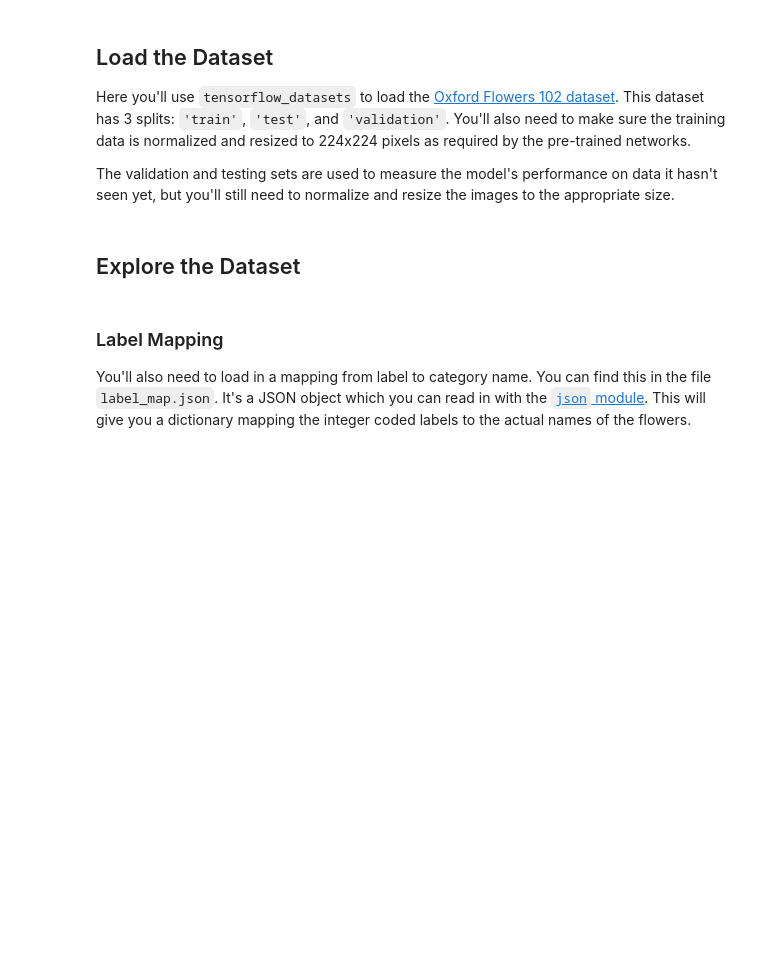
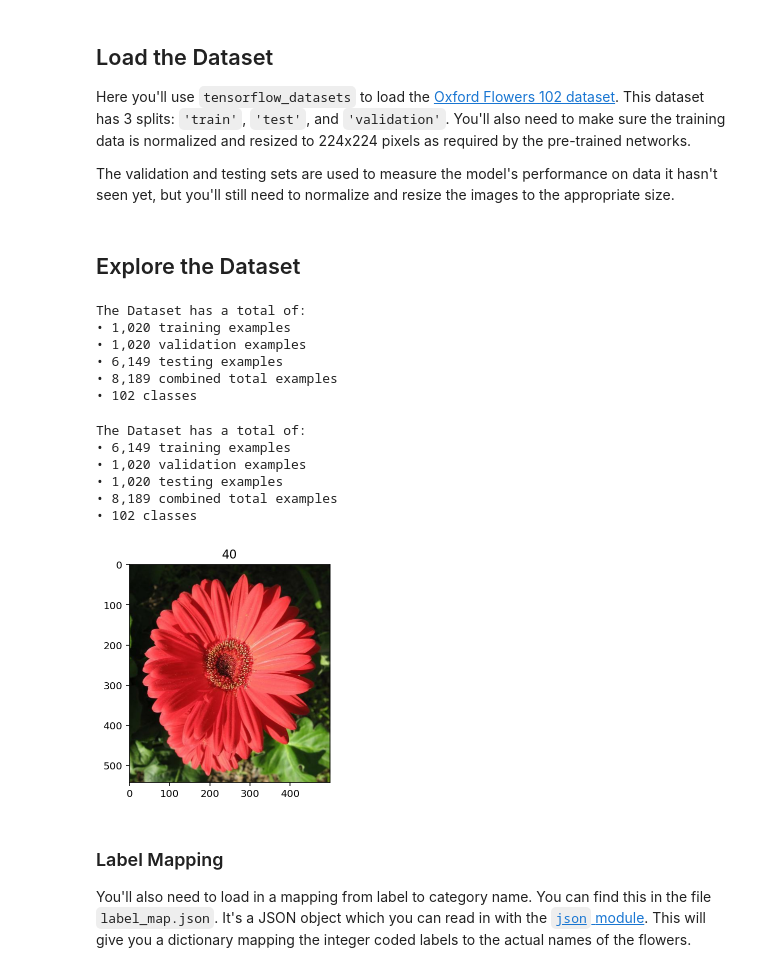
Before and after one commit to DanielPFlorian/Image-Classifier-TensorFlow, a Jupyter notebook: Project_Image_Classifier_Project.ipynb, the cells around one changed output. Cells and saved outputs as stored; diff of their text form; code cells hidden in the pictures; blank space fills up the shorter version.

Commit message:
Explore Dataset

```diff
--- a/Project_Image_Classifier_Project.ipynb
+++ b/Project_Image_Classifier_Project.ipynb
@@ -63,13 +63,64 @@ training_set, validation_set, test_set = dataset['train'], dataset['validation']
 ## Explore the Dataset
 # %%
 # TODO: Get the number of examples in each set from the dataset info.
+num_train_examples = dataset_info.splits['train'].num_examples
+num_validation_examples = dataset_info.splits['validation'].num_examples
+num_test_examples = dataset_info.splits['test'].num_examples
+total_num_examples = num_train_examples + num_validation_examples + num_test_examples
+# TODO: Get the number of classes in the dataset from the dataset info.
+num_classes = dataset_info.features['label'].num_classes
 
-# TODO: Get the number of classes in the dataset from the dataset info.
+print('The Dataset has a total of:')
+print('\u2022 {:,} training examples'.format(num_train_examples))
+print('\u2022 {:,} validation examples'.format(num_validation_examples))
+print('\u2022 {:,} testing examples'.format(num_test_examples))
+print('\u2022 {:,} combined total examples'.format(total_num_examples))
+print('\u2022 {:,} classes'.format(num_classes))
+# %% [output]
+The Dataset has a total of:
+• 1,020 training examples
+• 1,020 validation examples
+• 6,149 testing examples
+• 8,189 combined total examples
+• 102 classes
+# %%
+#Switching the train and test set as the train set should include more examples than the test set
+training_set, validation_set, test_set = dataset['test'], dataset['validation'], dataset['train']
+
+num_train_examples = dataset_info.splits['test'].num_examples
+num_validation_examples = dataset_info.splits['validation'].num_examples
+num_test_examples = dataset_info.splits['train'].num_examples
+total_num_examples = num_train_examples + num_validation_examples + num_test_examples
+
+print('The Dataset has a total of:')
+print('\u2022 {:,} training examples'.format(num_train_examples))
+print('\u2022 {:,} validation examples'.format(num_validation_examples))
+print('\u2022 {:,} testing examples'.format(num_test_examples))
+print('\u2022 {:,} combined total examples'.format(total_num_examples))
+print('\u2022 {:,} classes'.format(num_classes))
+# %% [output]
+The Dataset has a total of:
+• 6,149 training examples
+• 1,020 validation examples
+• 1,020 testing examples
+• 8,189 combined total examples
+• 102 classes
 # %%
 # TODO: Print the shape and corresponding label of 3 images in the training set.
+for i, (image, label) in enumerate(training_set.take(3)):
+    print('Image {} has shape {} and label {}'.format(i, image.shape, label.numpy()))
 # %%
 # TODO: Plot 1 image from the training set. Set the title
 # of the plot to the corresponding image label.
+for image, label in training_set.take(1):
+    image = image.numpy()
+    label = label.numpy()
+
+plt.title(label)
+plt.imshow(image)
+plt.show()
+# %% [output]
+[figure, added]
 # %% [markdown]
 ### Label Mapping
 
```
